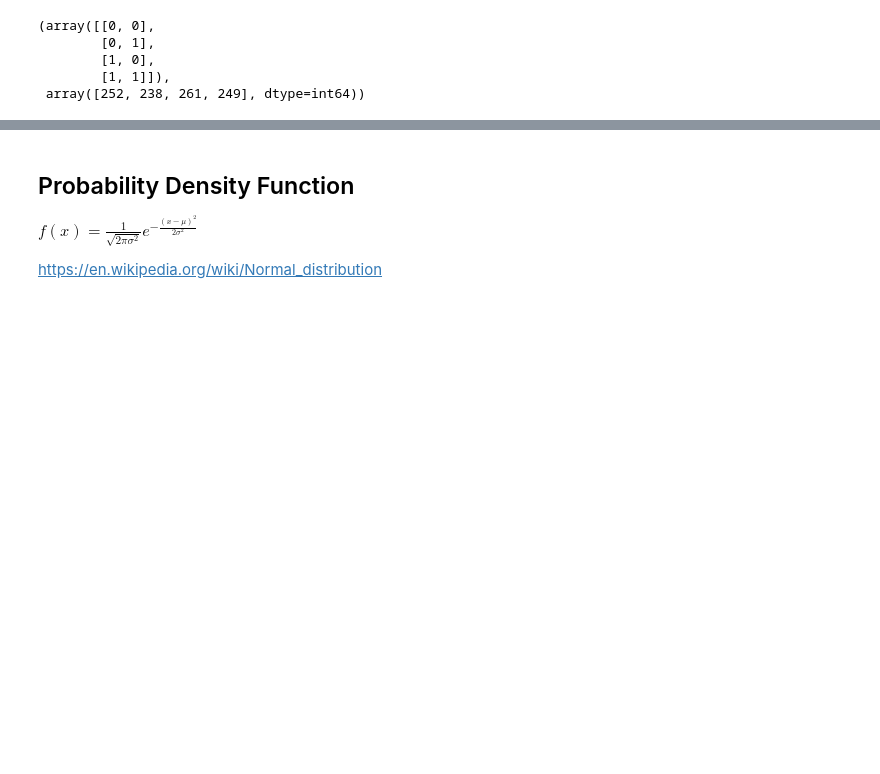
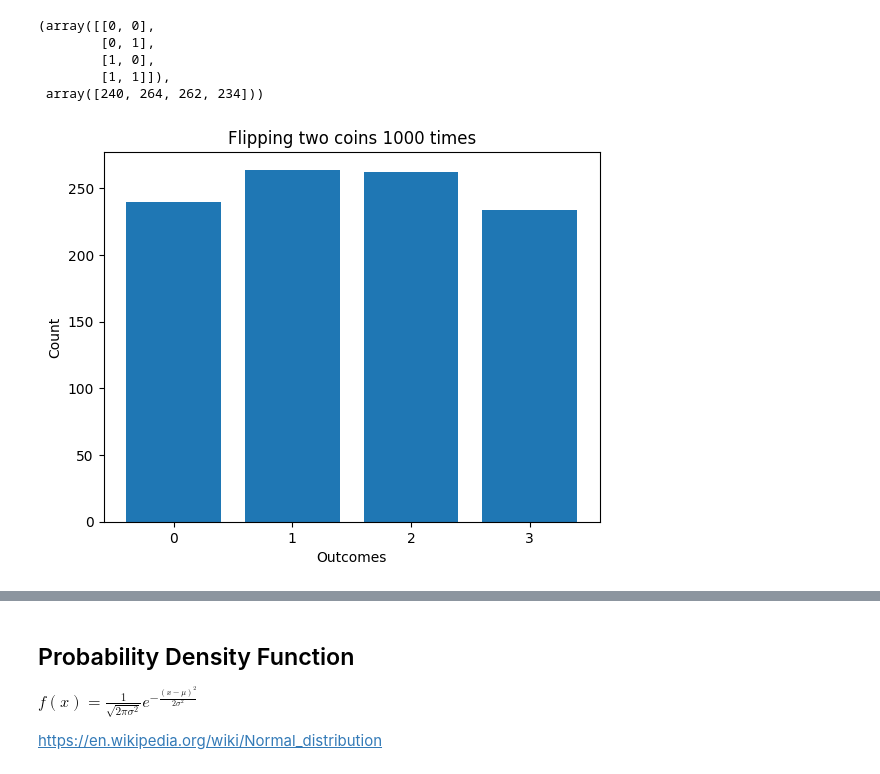
Before and after one commit to SBCURLEY/as-roughwork, a Jupyter notebook: materials/normal-distribution.ipynb, the cells around one changed output, grey strips where cells are left out. Cells and saved outputs as stored; diff of their text form; code cells hidden in the pictures; blank space fills up the shorter version.

```diff
--- a/materials/normal-distribution.ipynb
+++ b/materials/normal-distribution.ipynb
@@ -198,9 +148,33 @@ array([[1, 1],
 # %%
 # Count the number of times each value occurs.
-np.unique(twoflipsind, return_counts=True, axis=0)
+uniques, counts = np.unique(twoflipsind, return_counts=True, axis=0)
+
+# Show.
+uniques, counts
 # %% [output]
 (array([[0, 0],
         [0, 1],
         [1, 0],
         [1, 1]]),
- array([252, 238, 261, 249], dtype=int64))
+ array([240, 264, 262, 234]))
+# %%
+# Pyplot won't like unique being a two-dimensional array.
+uniques = [str(i) for i in uniques]
+# %%
+# Create a blank plot.
+fig, ax = plt.subplots()
+
+# Create a bar chart.
+ax.bar(range(len(uniques)), counts)
+
+# Set x ticks.
+ax.set_xticks(range(len(uniques)))
+
+# Add title.
+ax.set_title('Flipping two coins 1000 times')
+
+# Add axis label.
+ax.set_xlabel('Outcomes')
+ax.set_ylabel('Count');
+# %% [output]
+[figure, added]
```
Also changed, not shown: parts of 39 cells of this notebook, 1 other file.
